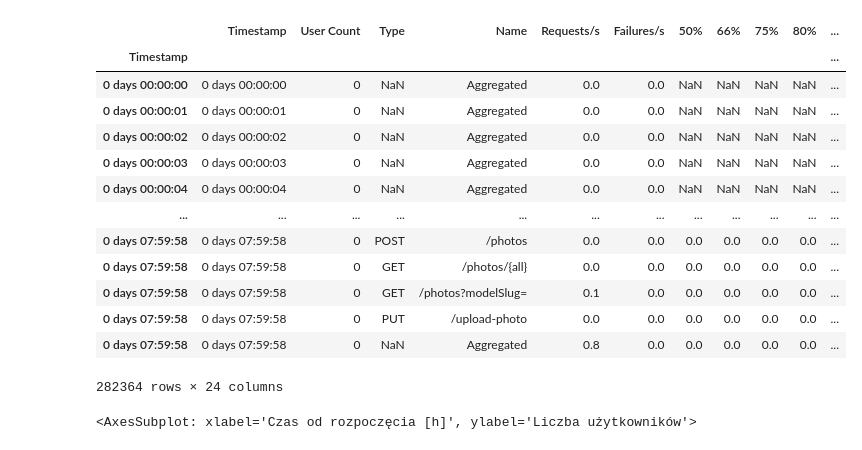
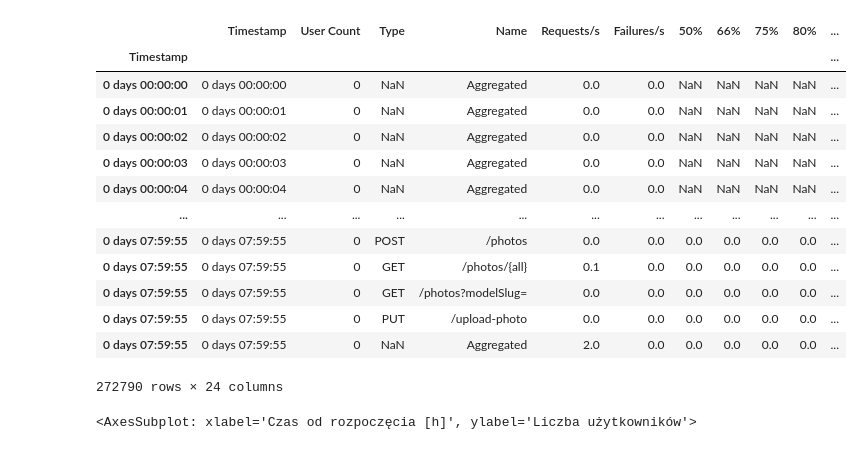
Before and after one commit to moreno-models/api, a Jupyter notebook: analysis/steady_locust.ipynb, the cells around one changed output. Cells and saved outputs as stored; diff of their text form; code cells hidden in the pictures.

```diff
--- a/analysis/steady_locust.ipynb
+++ b/analysis/steady_locust.ipynb
@@ -13,32 +13,32 @@ def start_plot():
 # %%
 def load_locust(filename):
     df =  pd.read_csv(filename)
     df['Timestamp'] = pd.to_datetime(df['Timestamp'], unit='s')
     start = df['Timestamp'][0]
     df['Timestamp'] = df['Timestamp'].apply(lambda dt: dt - start)
     df.set_index('Timestamp', inplace=True, drop=False)
     return df
 
 serverless = load_locust('../load-tests/results/serverless_v4_stats_history.csv')
-ec2 = load_locust('../load-tests/results/ec2_v1_steady_stats_history.csv')
+ec2 = load_locust('../load-tests/results/ec2_v2_stats_history.csv')
 
 
 ec2
 # %% [output]
 |  | Timestamp | User Count | Type | Name | Requests/s | Failures/s | 50% | 66% | 75% | 80% | ... |
 | Timestamp |  |  |  |  |  |  |  |  |  |  | ... |
 | 0 days 00:00:00 | 0 days 00:00:00 | 0 | NaN | Aggregated | 0.0 | 0.0 | NaN | NaN | NaN | NaN | ... |
 | 0 days 00:00:01 | 0 days 00:00:01 | 0 | NaN | Aggregated | 0.0 | 0.0 | NaN | NaN | NaN | NaN | ... |
 | 0 days 00:00:02 | 0 days 00:00:02 | 0 | NaN | Aggregated | 0.0 | 0.0 | NaN | NaN | NaN | NaN | ... |
 | 0 days 00:00:03 | 0 days 00:00:03 | 0 | NaN | Aggregated | 0.0 | 0.0 | NaN | NaN | NaN | NaN | ... |
 | 0 days 00:00:04 | 0 days 00:00:04 | 0 | NaN | Aggregated | 0.0 | 0.0 | NaN | NaN | NaN | NaN | ... |
 | ... | ... | ... | ... | ... | ... | ... | ... | ... | ... | ... | ... |
-| 0 days 07:59:58 | 0 days 07:59:58 | 0 | POST | /photos | 0.0 | 0.0 | 0.0 | 0.0 | 0.0 | 0.0 | ... |
-| 0 days 07:59:58 | 0 days 07:59:58 | 0 | GET | /photos/{all} | 0.0 | 0.0 | 0.0 | 0.0 | 0.0 | 0.0 | ... |
-| 0 days 07:59:58 | 0 days 07:59:58 | 0 | GET | /photos?modelSlug= | 0.1 | 0.0 | 0.0 | 0.0 | 0.0 | 0.0 | ... |
-| 0 days 07:59:58 | 0 days 07:59:58 | 0 | PUT | /upload-photo | 0.0 | 0.0 | 0.0 | 0.0 | 0.0 | 0.0 | ... |
-| 0 days 07:59:58 | 0 days 07:59:58 | 0 | NaN | Aggregated | 0.8 | 0.0 | 0.0 | 0.0 | 0.0 | 0.0 | ... |
+| 0 days 07:59:55 | 0 days 07:59:55 | 0 | POST | /photos | 0.0 | 0.0 | 0.0 | 0.0 | 0.0 | 0.0 | ... |
+| 0 days 07:59:55 | 0 days 07:59:55 | 0 | GET | /photos/{all} | 0.1 | 0.0 | 0.0 | 0.0 | 0.0 | 0.0 | ... |
+| 0 days 07:59:55 | 0 days 07:59:55 | 0 | GET | /photos?modelSlug= | 0.0 | 0.0 | 0.0 | 0.0 | 0.0 | 0.0 | ... |
+| 0 days 07:59:55 | 0 days 07:59:55 | 0 | PUT | /upload-photo | 0.0 | 0.0 | 0.0 | 0.0 | 0.0 | 0.0 | ... |
+| 0 days 07:59:55 | 0 days 07:59:55 | 0 | NaN | Aggregated | 2.0 | 0.0 | 0.0 | 0.0 | 0.0 | 0.0 | ... |
-282364 rows × 24 columns
+272790 rows × 24 columns
 # %%
 selected_metric = 'Total Median Response Time'
 selected_metric_desc = 'Mediana czasu odpowiedzi [ms]'
```
Also changed, not shown: parts of 3 cells of this notebook, 1 other file.
